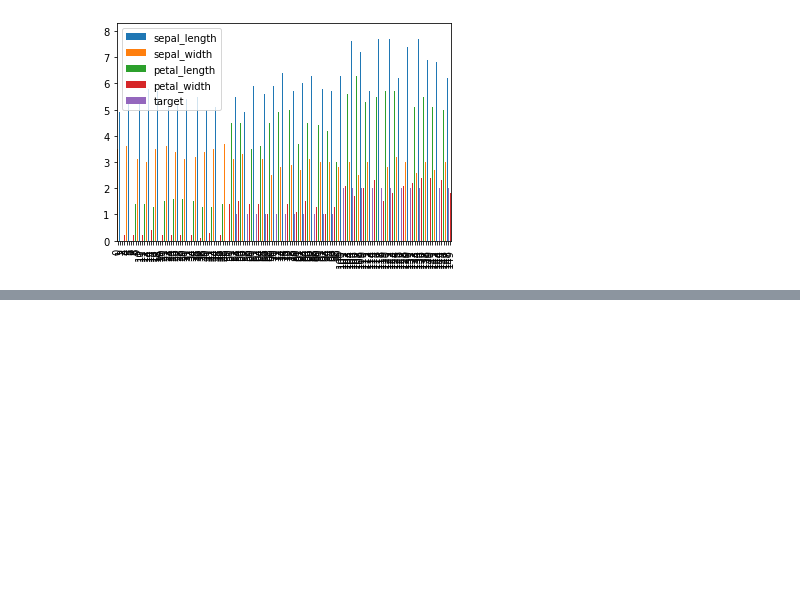
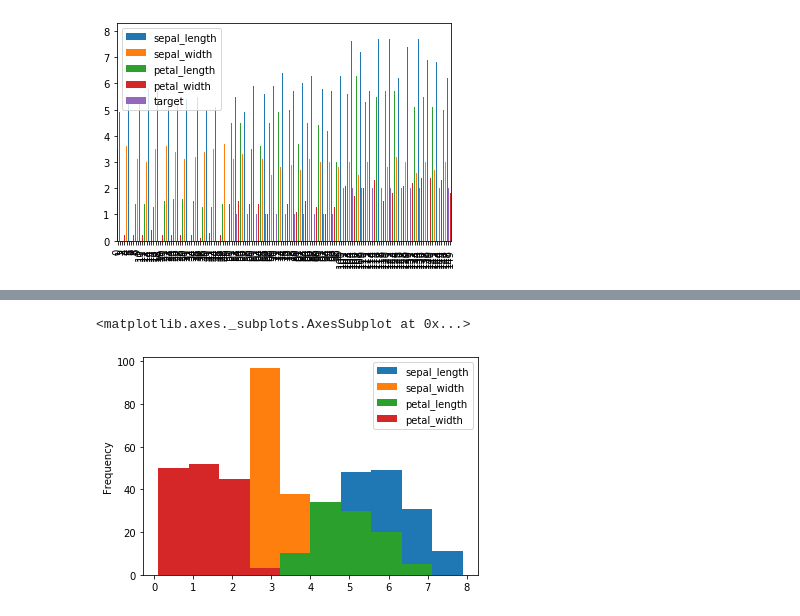
Before and after one commit to KrishnaDesai16/ML-DL, a Jupyter notebook: python/Visualization/visual1.ipynb, the cells around one changed output, grey strips where cells are left out. Cells and saved outputs as stored; diff of their text form; code cells hidden in the pictures; blank space fills up the shorter version.

```diff
--- a/python/Visualization/visual1.ipynb
+++ b/python/Visualization/visual1.ipynb
@@ -84,0 +133,5 @@ df.plot(kind='bar')
+# %%
+df.plot.hist()
+# %% [output]
+<matplotlib.axes._subplots.AxesSubplot at 0x...>
+[figure, added]
```
Also changed, not shown: parts of 9 cells of this notebook.
